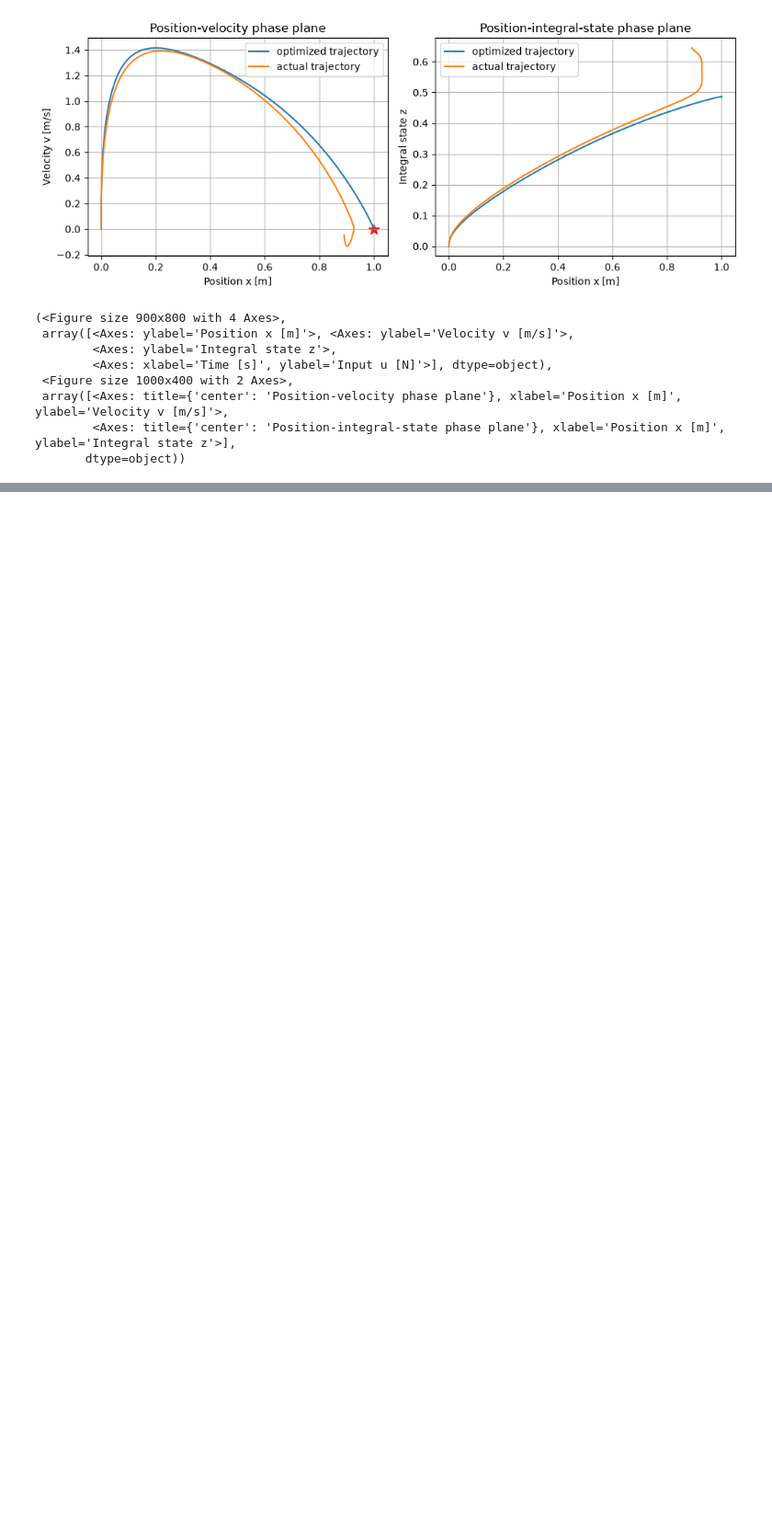
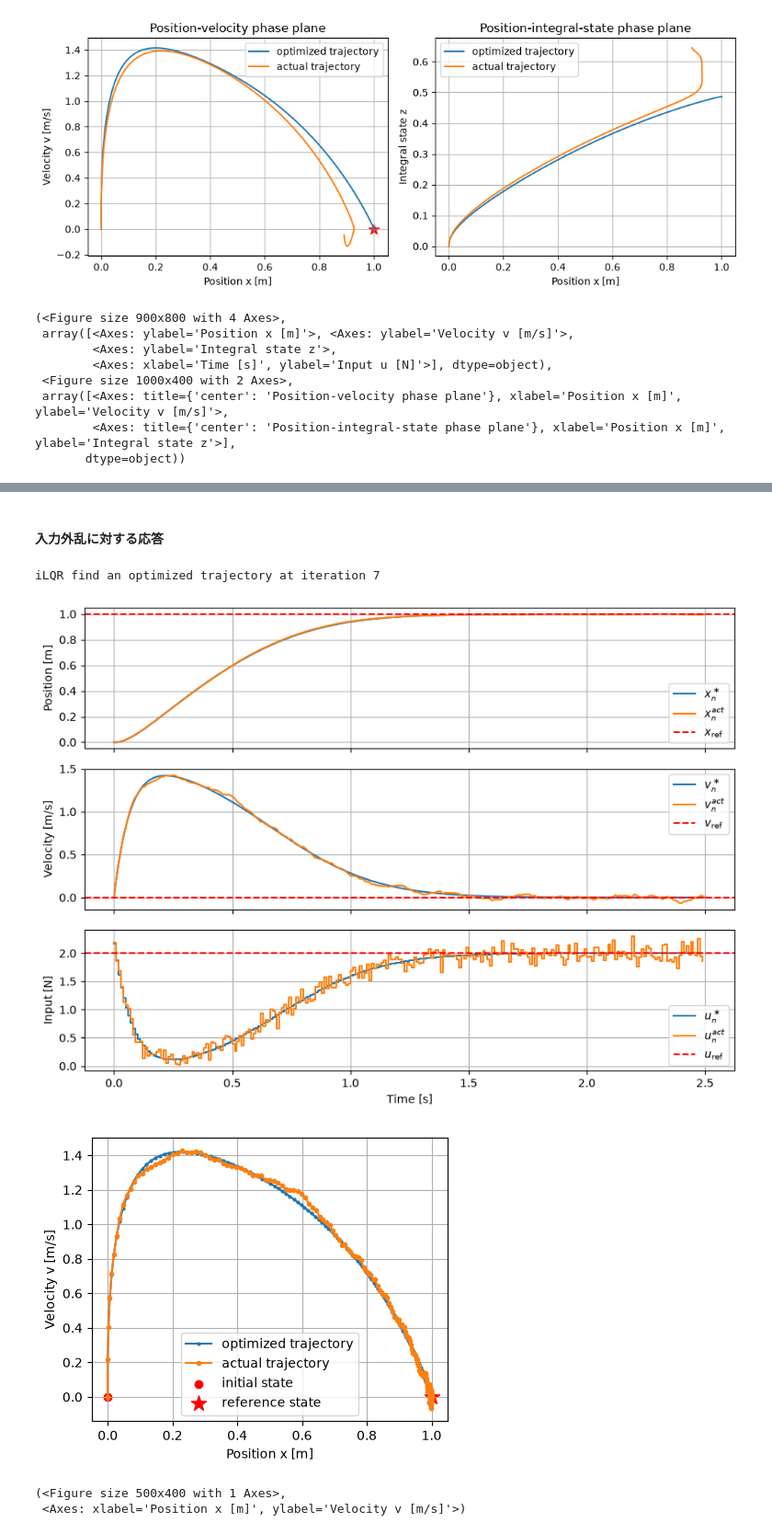
Before and after one commit to hideto008/learning_iLQR, a Jupyter notebook: notes/step7.ipynb, the cells around one changed output, grey strips where cells are left out. Shown at 92% size. Drawn from its saved outputs; the diff is of its cells as text; code cells hidden in the pictures; blank space fills up the shorter version.

```diff
--- a/notes/step7.ipynb
+++ b/notes/step7.ipynb
@@ -1632,0 +1712,39 @@ plot_augmented_state(
+# %% [markdown]
+#### 入力外乱に対する応答
+# %%
+# iLQRによる事前の最適基準軌道の計算
+N = 250
+U_array = np.zeros((N, 1)) # 初期入力
+
+params_model = Parameters()
+
+x_ref = 1.0 # [m]
+v_ref = 0.0 # [m/s]
+u_ref = params_model.k * x_ref + params_model.k3*x_ref**3
+
+X_model = np.array([0.0, 0.0]) # 初期状態
+
+X_opt_array, U_opt_array, alpha_array, cost_array = calculate_iLQR(
+    X_model, U_array, x_ref, v_ref, u_ref, params_model
+)
+
+# 基準軌道を用いた入力修正項の計算
+_, K_opt_array = backward_pass(X_opt_array, U_opt_array, x_ref, v_ref, u_ref, params_model)
+
+# 実機Simulation
+params_act = Parameters()
+X_act_init = np.array([0.0, 0.0])
+X_act_array, U_cmd_array, disturbance_array = feedback_simulation(X_opt_array, U_opt_array,
+                                                                  K_opt_array,
+                                                                  params_act,
+                                                                  X_act_init,
+                                                                  0.1)
+
+plot_feedback_trajectory(X_opt_array, U_opt_array, X_act_array, U_cmd_array, disturbance_array, params_model, x_ref, v_ref, u_ref)
+plot_feedback_phase_plane(X_opt_array, X_act_array, x_ref, v_ref)
+# %% [output]
+iLQR find an optimized trajectory at iteration 7
+[figure, added]
+[figure, added]
+(<Figure size 500x400 with 1 Axes>,
+ <Axes: xlabel='Position x [m]', ylabel='Velocity v [m/s]'>)
```
Also changed, not shown: parts of 6 cells of this notebook.
